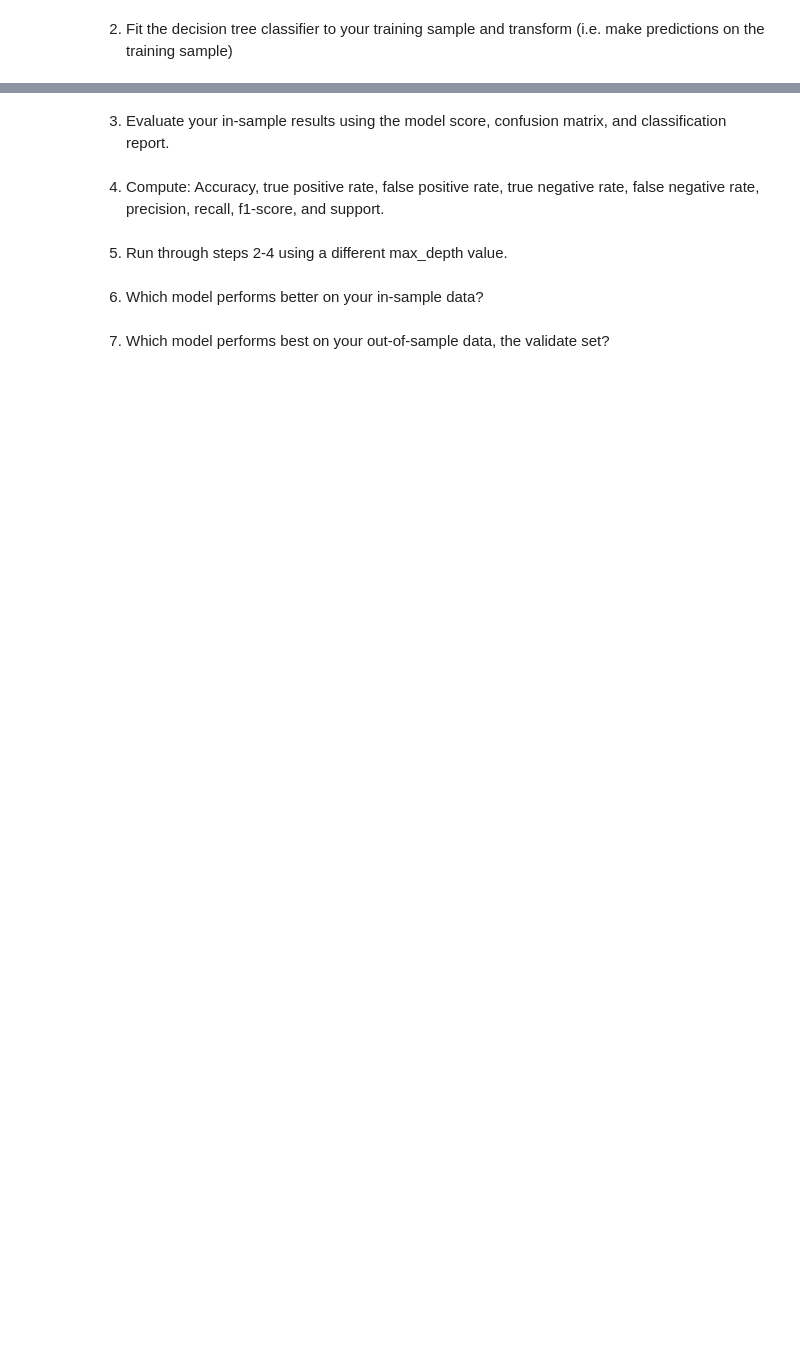
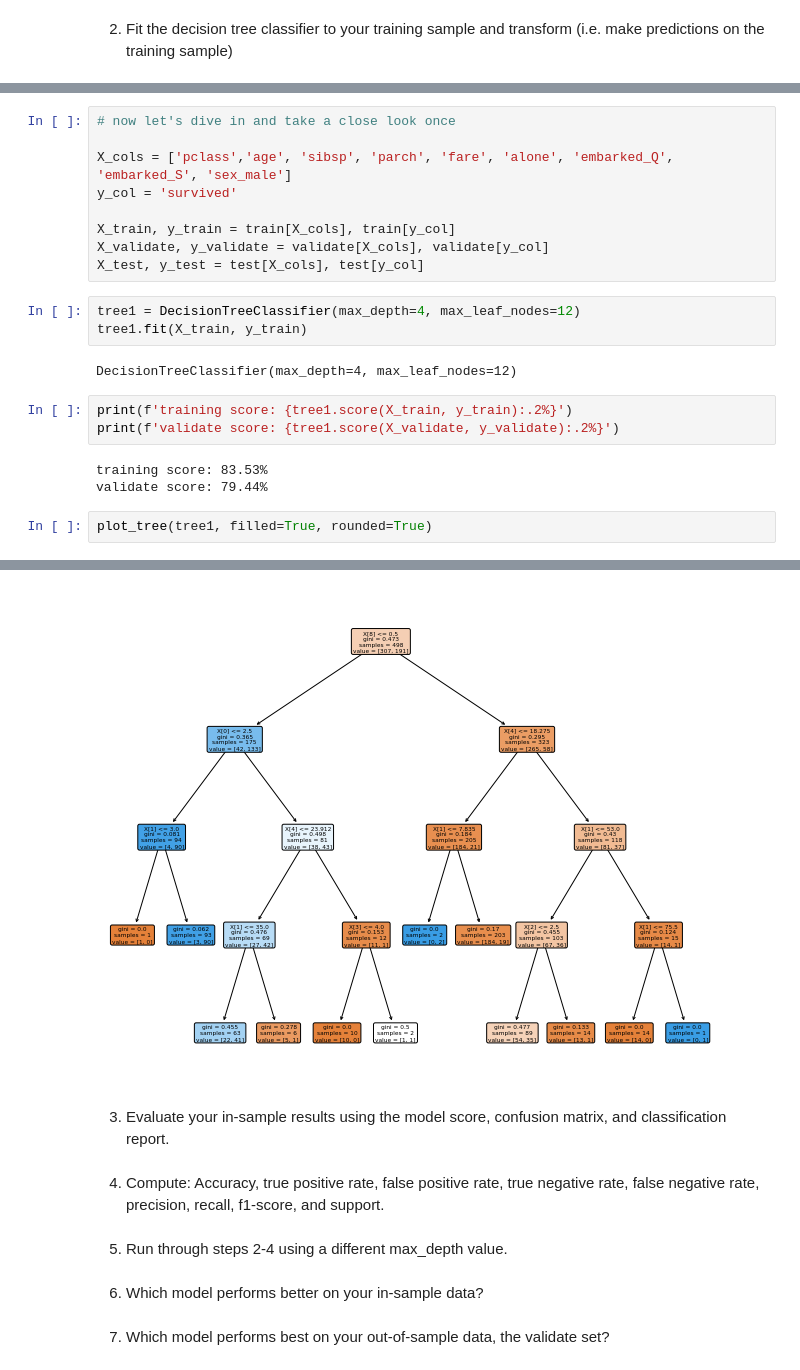
Before and after one commit to Tyler-Applegate/classification-exercises, a Jupyter notebook: model.ipynb, the cells around one changed output, grey strips where cells are left out. Drawn from its saved outputs; the diff is of its cells as text; blank space fills up the shorter version.

```diff
--- a/model.ipynb
+++ b/model.ipynb
@@ -71,0 +295,23 @@ Training accuracy: 0.6165
+# %%
+# now let's dive in and take a close look once
+
+X_cols = ['pclass','age', 'sibsp', 'parch', 'fare', 'alone', 'embarked_Q', 'embarked_S', 'sex_male']
+y_col = 'survived'
+
+X_train, y_train = train[X_cols], train[y_col]
+X_validate, y_validate = validate[X_cols], validate[y_col]
+X_test, y_test = test[X_cols], test[y_col]
+# %%
+tree1 = DecisionTreeClassifier(max_depth=4, max_leaf_nodes=12)
+tree1.fit(X_train, y_train)
+# %% [output]
+DecisionTreeClassifier(max_depth=4, max_leaf_nodes=12)
+# %%
+print(f'training score: {tree1.score(X_train, y_train):.2%}')
+print(f'validate score: {tree1.score(X_validate, y_validate):.2%}')
+# %% [output]
+training score: 83.53%
+validate score: 79.44%
+# %%
+plot_tree(tree1, filled=True, rounded=True)
+# %% [output]
@@ -72,3 +335,4 @@ Training accuracy: 0.6165
+[figure, added]
 # %% [markdown]
 3. Evaluate your in-sample results using the model score, confusion matrix, and classification report.
 # %% [markdown]
```
Also changed, not shown: parts of 26 cells of this notebook, 2 other files.
